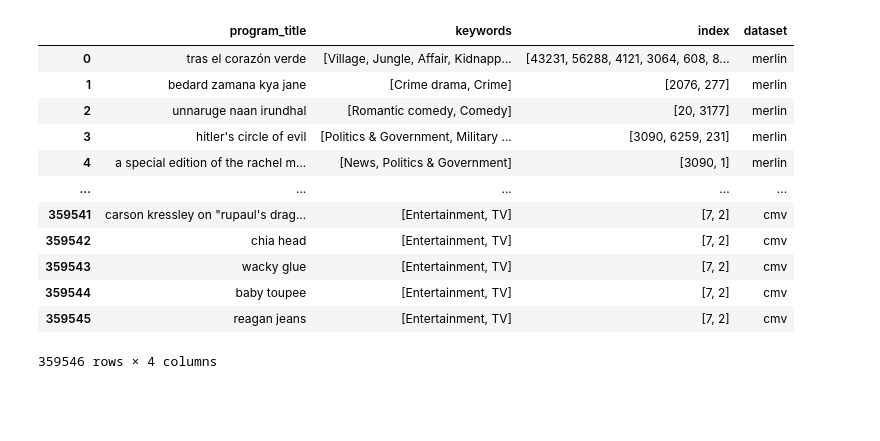
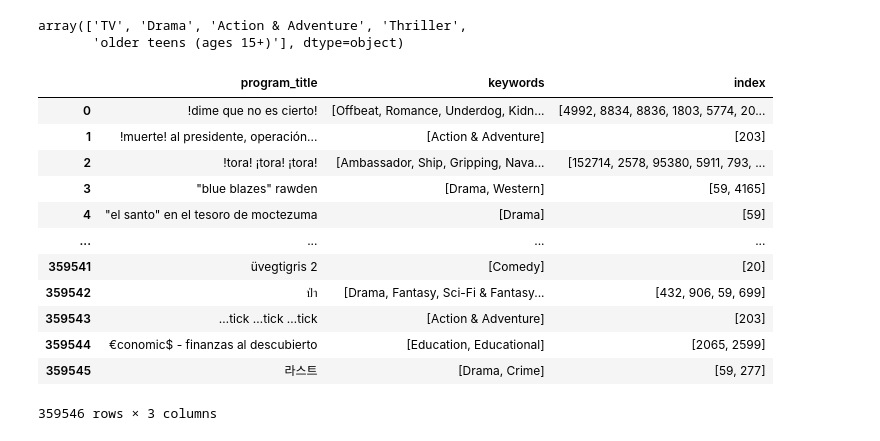
Before and after one commit to EdwardCuiPeacock/nbcu-metadata-enhancement, a Jupyter notebook: training/notebooks/Make Title Embeddings based on Keyword Embedding Mean.ipynb, the cells around one changed output. Drawn from its saved outputs; the diff is of its cells as text; code cells hidden in the pictures; blank space fills up the shorter version.

```diff
--- a/training/notebooks/Make Title Embeddings based on Keyword Embedding Mean.ipynb
+++ b/training/notebooks/Make Title Embeddings based on Keyword Embedding Mean.ipynb
@@ -144,21 +152,32 @@ df_map2
+# %%
+df_map2.loc[df_map2["program_title"]=="treadstone"].keywords.values[0]
+# %% [output]
+array(['TV', 'Drama', 'Action & Adventure', 'Thriller',
+       'older teens (ages 15+)'], dtype=object)
 # %%
+from functools import reduce
 df = pd.concat([df_map, df_map2])
-df = df.drop_duplicates(subset="program_title", keep="last").reset_index(drop=True)
+#df = df.drop_duplicates(subset="program_title", keep="last").reset_index(drop=True)
+def unionize(x):
+    x_set = map(set, x)
+    out = reduce(set.union, x_set)
+    return list(out)
+df = df.groupby(by=["program_title"], as_index=False).agg({"keywords": unionize, "index": unionize})
 df
 # %% [output]
-|  | program_title | keywords | index | dataset |
-| 0 | tras el corazón verde | [Village, Jungle, Affair, Kidnapp... | [43231, 56288, 4121, 3064, 608, 8... | merlin |
-| 1 | bedard zamana kya jane | [Crime drama, Crime] | [2076, 277] | merlin |
-| 2 | unnaruge naan irundhal | [Romantic comedy, Comedy] | [20, 3177] | merlin |
-| 3 | hitler's circle of evil | [Politics & Government, Military ... | [3090, 6259, 231] | merlin |
-| 4 | a special edition of the rachel m... | [News, Politics & Government] | [3090, 1] | merlin |
-| ... | ... | ... | ... | ... |
-| 359541 | carson kressley on "rupaul's drag... | [Entertainment, TV] | [7, 2] | cmv |
-| 359542 | chia head | [Entertainment, TV] | [7, 2] | cmv |
-| 359543 | wacky glue | [Entertainment, TV] | [7, 2] | cmv |
-| 359544 | baby toupee | [Entertainment, TV] | [7, 2] | cmv |
-| 359545 | reagan jeans | [Entertainment, TV] | [7, 2] | cmv |
+|  | program_title | keywords | index |
+| 0 | !dime que no es cierto! | [Offbeat, Romance, Underdog, Kidn... | [4992, 8834, 8836, 1803, 5774, 20... |
+| 1 | !muerte! al presidente, operación... | [Action & Adventure] | [203] |
+| 2 | !tora! ¡tora! ¡tora! | [Ambassador, Ship, Gripping, Nava... | [152714, 2578, 95380, 5911, 793, ... |
+| 3 | "blue blazes" rawden | [Drama, Western] | [59, 4165] |
+| 4 | "el santo" en el tesoro de moctezuma | [Drama] | [59] |
+| ... | ... | ... | ... |
+| 359541 | üvegtigris 2 | [Comedy] | [20] |
+| 359542 | ป่า | [Drama, Fantasy, Sci-Fi & Fantasy... | [432, 906, 59, 699] |
+| 359543 | …tick …tick …tick | [Action & Adventure] | [203] |
+| 359544 | €conomic$ - finanzas al descubierto | [Education, Educational] | [2065, 2599] |
+| 359545 | 라스트 | [Drama, Crime] | [59, 277] |
-359546 rows × 4 columns
+359546 rows × 3 columns
 # %%
 # Write titles to gcs bucket
 fs = gcsfs.GCSFileSystem(project="res-nbcupea-dev-ds-sandbox-001")
```
Also changed, not shown: parts of 9 cells of this notebook, 9 other files.
